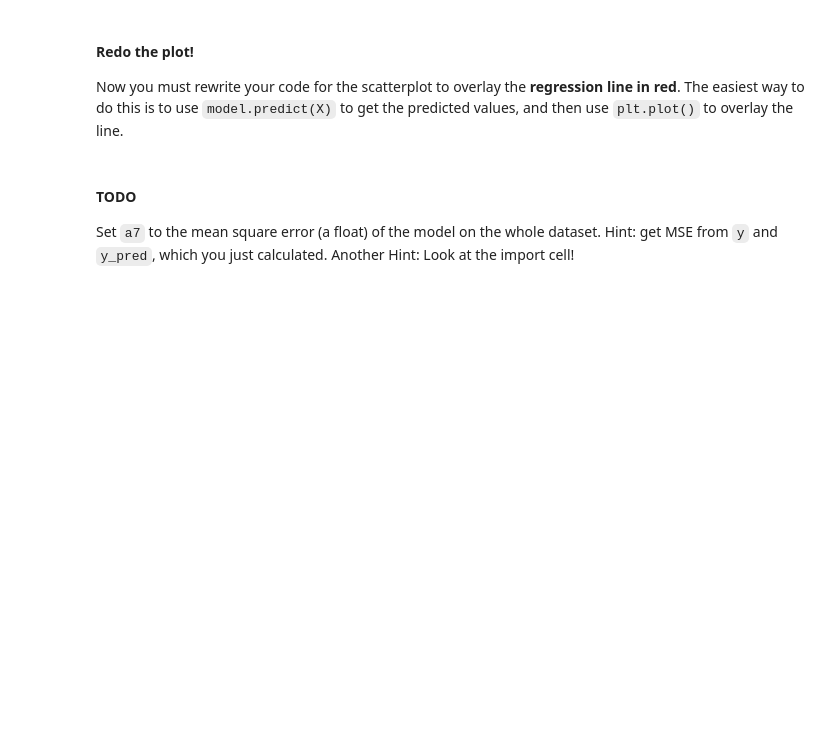
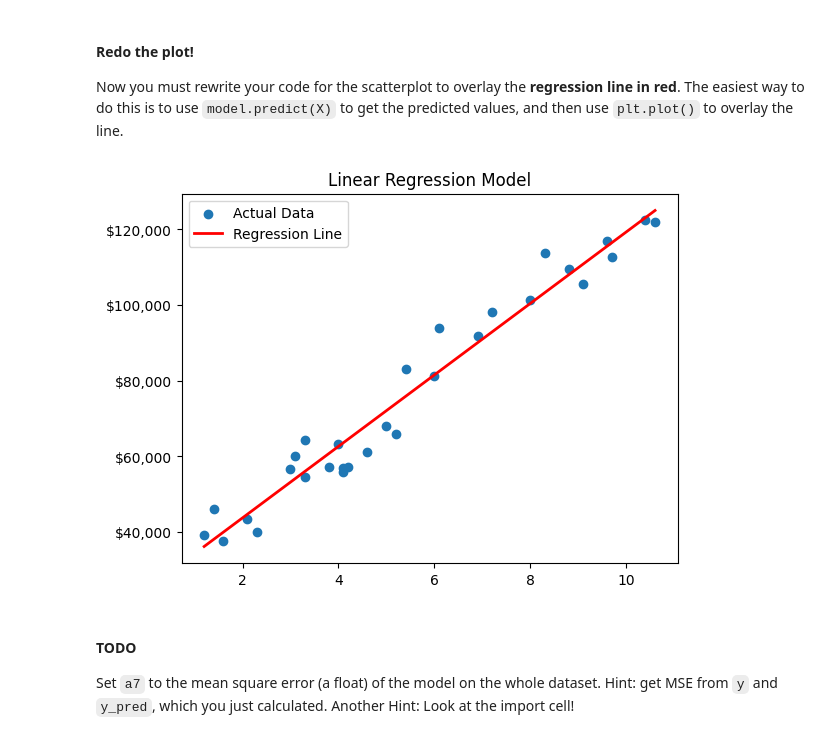
Before and after one commit to Smi7hey13/OMDS603, a Jupyter notebook: Module-3-Assignments-main/Homework_01.ipynb, the cells around one changed output. Drawn from its saved outputs; the diff is of its cells as text; code cells hidden in the pictures; blank space fills up the shorter version.

```diff
--- a/Module-3-Assignments-main/Homework_01.ipynb
+++ b/Module-3-Assignments-main/Homework_01.ipynb
@@ -217,7 +215,7 @@ Confirm by setting the variable `a4` to the shape of `X`.  (You should probably
 # %%
 # Your code here
 X = salary_data.copy().drop(salary_data.columns[1], axis=1)
-y = salary_data.columns[1]
+y = salary_data.copy().drop(salary_data.columns[0], axis=1)
 a4 = X.shape                  # replace 0,0 with an expression returning the shape of X
 # %%
 # Graded Answer
@@ -250,9 +254,11 @@ Train your model on the whole dataset, and set `a5` to the intercept (a float)
 # %%
 # Your code here
 
+regr = LinearRegression(fit_intercept=True)
 
+regr.fit(X, y)
 
-a5 = 0.0          # replace 0.0 with an expression returning the intercept value
+a5 = regr.intercept_[0]          # replace 0.0 with an expression returning the intercept value
 # %%
 # Graded Answer
 # DO NOT change this cell in any way
@@ -282,6 +288,15 @@ Now you must rewrite your code for the scatterplot to overlay the **regression l
 is to  use `model.predict(X)` to get the predicted values, and then use `plt.plot()` to overlay the line.
 # %%
 # Your code here (not graded)
+
+plt.scatter(X, y, label="Actual Data")
+plt.plot(X, regr.predict(X), color="red", linewidth=2, label="Regression Line")
+plt.legend()
+plt.gca().yaxis.set_major_formatter(mtick.StrMethodFormatter('${x:,.0f}'))
+plt.title("Linear Regression Model")
+plt.show()
+# %% [output]
+[figure, added]
 # %% [markdown]
 #### TODO
 
```
Also changed, not shown: parts of 13 cells of this notebook.
